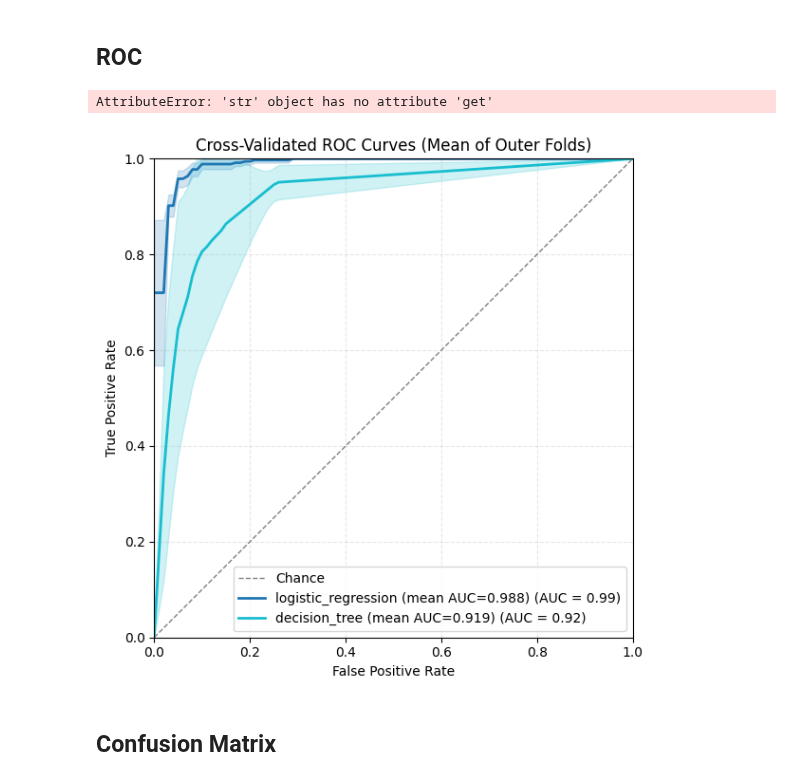
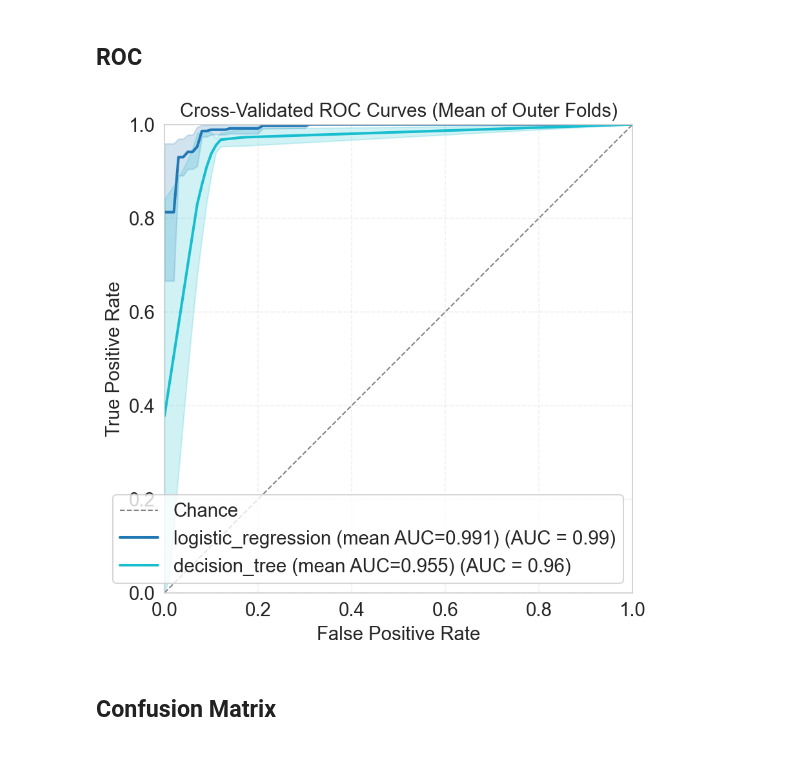
Before and after one commit to WewerAlbrechtsenLab/ML, a Jupyter notebook: notebooks/ML.ipynb, the cells around one changed output. Saved outputs shown, nothing was run; the diff lists cells and outputs as text; code cells hidden in the pictures.

```diff
--- a/notebooks/ML.ipynb
+++ b/notebooks/ML.ipynb
@@ -112,33 +119,25 @@ best_model
 ## Butterfly
 # %%
 import pandas as pd
+from pathlib import Path
 from ml.models.visualization import butterfly_plot
 
-leaderboard = pd.read_csv("../outputs/runs/336a0a14f2ce/leaderboard.csv")
+run_dir = Path("../outputs/runs/cdd3f13a06cf")
+
+leaderboard = pd.read_csv("../outputs/runs/cdd3f13a06cf/leaderboard.csv")
 leaderboard['model_n_features']= ['{} (no. proteins = {})'.format(leaderboard.loc[i,'model'],leaderboard.loc[i,'selected_feature_count']) for i in leaderboard.index.tolist()]
 butterfly_plot(leaderboard, var1 = 'mean_mcc', var2 = 'mean_roc_auc', var3 = 'selected_feature_count', error1 = 'std_mcc', error2 = 'std_roc_auc',  group = 'model_n_features', savepdf=False)
 # %% [markdown]
 ## ROC
-# %%
-from ml.models.visualization import plot_roc
-import pandas as pd
-
-leaderboard = pd.read_csv("../outputs/runs/336a0a14f2ce/leaderboard.csv")
-
-plot_roc(leaderboard, "logistic_regression")
-# %% [output]
-AttributeError: 'str' object has no attribute 'get'
 # %%
-from pathlib import Path
 from ml.models.visualization import plot_cv_roc_curves_from_metrics
 
-run_dir = Path("../outputs/runs/336a0a14f2ce")
 fig = plot_cv_roc_curves_from_metrics(
     run_dir / "metrics.json",
     #models=["ridge_classifier_cv"],
     show=False) #choose the models to display or all
 # %% [output]
-[figure, old version]
+[figure, new version]
 # %% [markdown]
 ## Confusion Matrix
 # %%
```
Also changed, not shown: parts of 3 cells of this notebook, 5 other files.
